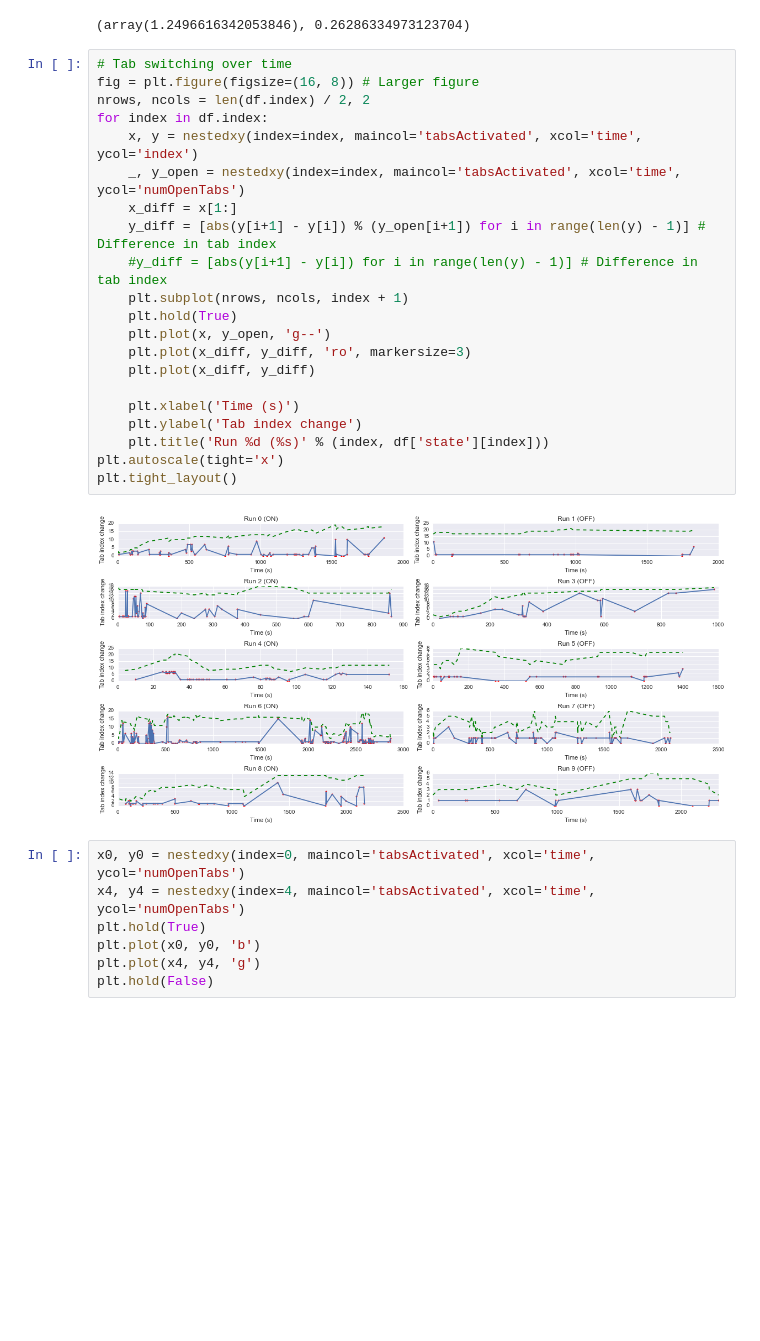
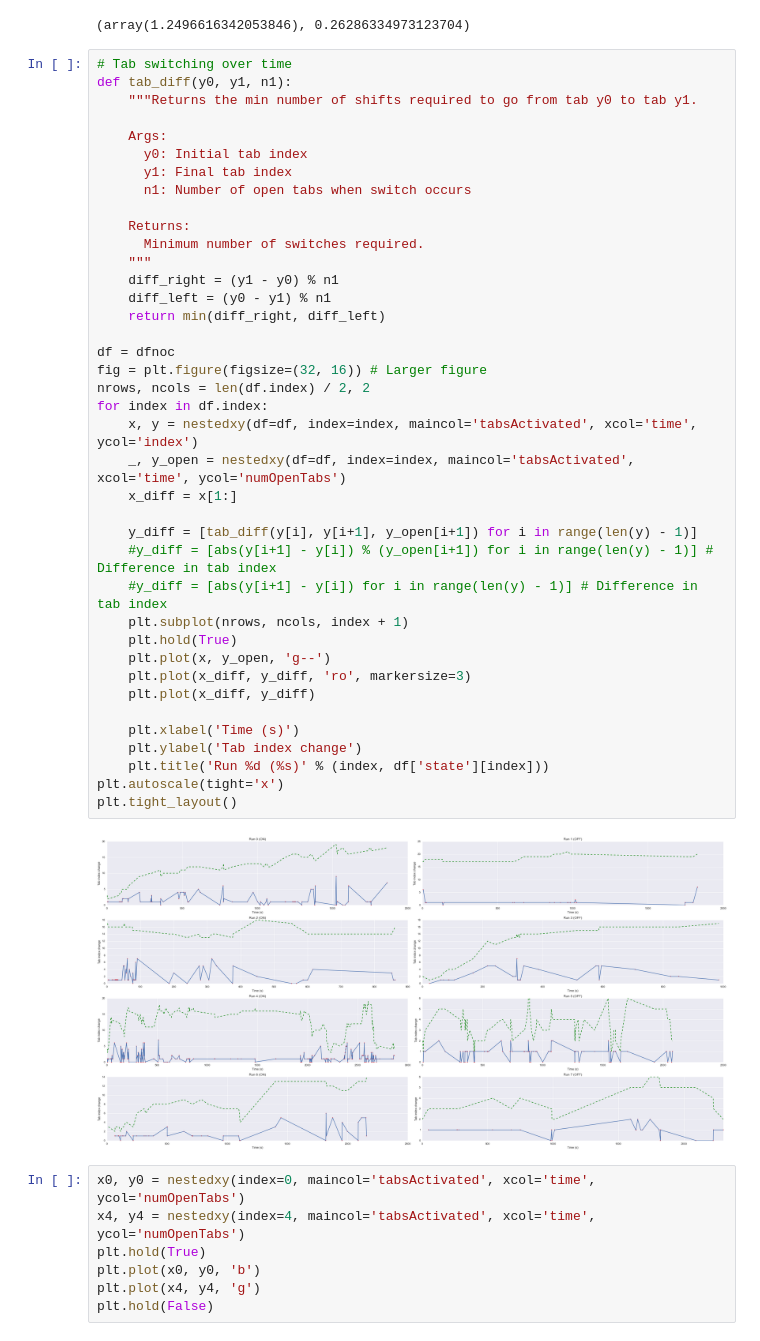
Before and after one commit to ameyp20191/hccProject, a Jupyter notebook: logs/Data analysis.ipynb, the cells around one changed output. Saved outputs shown, nothing was run; the diff lists cells and outputs as text; blank space fills up the shorter version.

```diff
--- a/logs/Data analysis.ipynb
+++ b/logs/Data analysis.ipynb
@@ -108,27 +108,45 @@ ttest_ind(on, off, equal_var=False)
 (array(1.2496616342053846), 0.26286334973123704)
 # %%
 # Tab switching over time
-fig = plt.figure(figsize=(16, 8)) # Larger figure
+def tab_diff(y0, y1, n1):
+    """Returns the min number of shifts required to go from tab y0 to tab y1.
+
+    Args:
+      y0: Initial tab index
+      y1: Final tab index
+      n1: Number of open tabs when switch occurs
+
+    Returns:
+      Minimum number of switches required.
+    """
+    diff_right = (y1 - y0) % n1
+    diff_left = (y0 - y1) % n1
+    return min(diff_right, diff_left)
+
+df = dfnoc
+fig = plt.figure(figsize=(32, 16)) # Larger figure
 nrows, ncols = len(df.index) / 2, 2
 for index in df.index:
-    x, y = nestedxy(index=index, maincol='tabsActivated', xcol='time', ycol='index')
-    _, y_open = nestedxy(index=index, maincol='tabsActivated', xcol='time', ycol='numOpenTabs')
+    x, y = nestedxy(df=df, index=index, maincol='tabsActivated', xcol='time', ycol='index')
+    _, y_open = nestedxy(df=df, index=index, maincol='tabsActivated', xcol='time', ycol='numOpenTabs')
     x_diff = x[1:]
-    y_diff = [abs(y[i+1] - y[i]) % (y_open[i+1]) for i in range(len(y) - 1)] # Difference in tab index
+
+    y_diff = [tab_diff(y[i], y[i+1], y_open[i+1]) for i in range(len(y) - 1)]
+    #y_diff = [abs(y[i+1] - y[i]) % (y_open[i+1]) for i in range(len(y) - 1)] # Difference in tab index
     #y_diff = [abs(y[i+1] - y[i]) for i in range(len(y) - 1)] # Difference in tab index
     plt.subplot(nrows, ncols, index + 1)
     plt.hold(True)
     plt.plot(x, y_open, 'g--')
     plt.plot(x_diff, y_diff, 'ro', markersize=3)
     plt.plot(x_diff, y_diff)
 
     plt.xlabel('Time (s)')
     plt.ylabel('Tab index change')
     plt.title('Run %d (%s)' % (index, df['state'][index]))
 plt.autoscale(tight='x')
 plt.tight_layout()
 # %% [output]
-[figure, old version]
+[figure, new version]
 # %%
 x0, y0 = nestedxy(index=0, maincol='tabsActivated', xcol='time', ycol='numOpenTabs')
 x4, y4 = nestedxy(index=4, maincol='tabsActivated', xcol='time', ycol='numOpenTabs')
```
Also changed, not shown: parts of 2 cells of this notebook.
